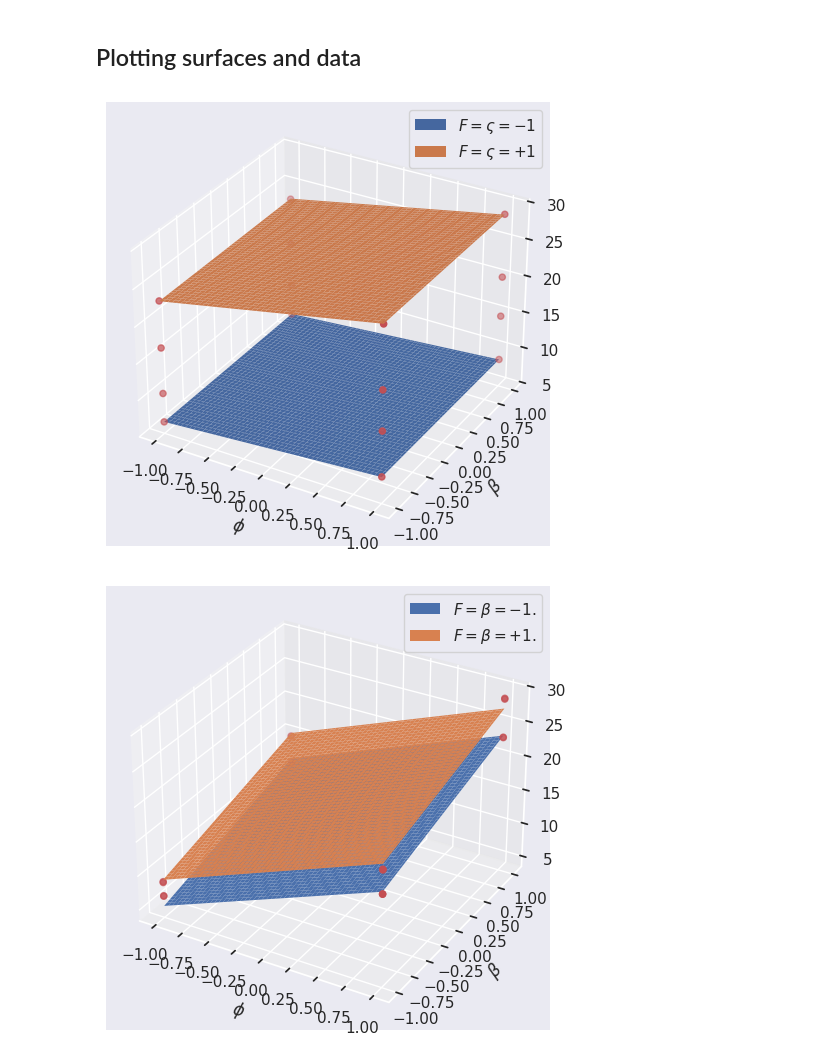
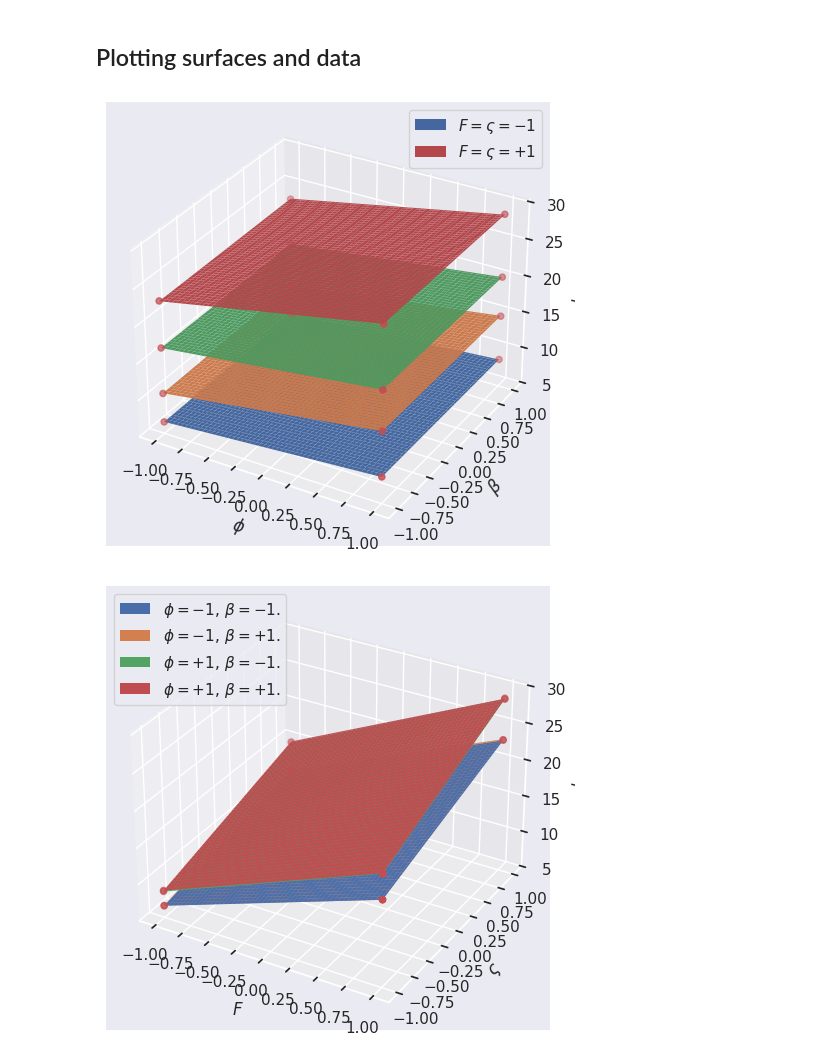
Before and after one commit to giboul/DoE_project, a Jupyter notebook: results_analysis.ipynb, the cells around one changed output. Drawn from its saved outputs; the diff is of its cells as text; code cells hidden in the pictures.

```diff
--- a/results_analysis.ipynb
+++ b/results_analysis.ipynb
@@ -188,36 +188,40 @@ def regression_main_factors(**kwargs):
 # %%
 %matplotlib inline
 #%matplotlib qt
 fig, axes = plt.subplots(subplot_kw=dict(projection="3d"), layout="tight")
 
 axes.plot_surface(x, y, regression(F=-1, c=-1)(p=x, b=y), lw=0, label=r"$F=\varsigma=-1$")
+axes.plot_surface(x, y, regression(F=-1, c=+1)(p=x, b=y), lw=0)
+axes.plot_surface(x, y, regression(F=+1, c=-1)(p=x, b=y), lw=0)
 axes.plot_surface(x, y, regression(F=+1, c=+1)(p=x, b=y), lw=0, label=r"$F=\varsigma=+1$")
 
 axes.scatter(E["p"], E["b"], R, c="r")
 axes.set_xlabel(r"$\phi$")
 axes.set_ylabel(r"$\beta$")
-axes.set_zlabel("$h$")
+axes.set_zlabel(r"$h_\mathrm{max}$")
 axes.legend()
 plt.show()
 # %% [output]
-[figure, old version]
+[figure, new version]
 # %%
 %matplotlib inline
 #%matplotlib qt
 
 fig, axes = plt.subplots(subplot_kw=dict(projection="3d"), layout="tight")
 
-axes.plot_surface(x, y, regression(p=-1, b=-1, predictor=predictor_main)(F=x, c=y), lw=0, label=r"$F=\beta=-1.$")
-axes.plot_surface(x, y, regression(p=+1, b=+1, predictor=predictor_main)(F=x, c=y), lw=0, label=r"$F=\beta=+1.$")
+axes.plot_surface(x, y, regression(p=-1, b=-1)(F=x, c=y), lw=0, label=r"$\phi=-1,\,\beta=-1.$")
+axes.plot_surface(x, y, regression(p=-1, b=+1)(F=x, c=y), lw=0, label=r"$\phi=-1,\,\beta=+1.$")
+axes.plot_surface(x, y, regression(p=+1, b=-1)(F=x, c=y), lw=0, label=r"$\phi=+1,\,\beta=-1.$")
+axes.plot_surface(x, y, regression(p=+1, b=+1)(F=x, c=y), lw=0, label=r"$\phi=+1,\,\beta=+1.$")
 
 axes.scatter(E["F"], E["c"], R, c="r")
-axes.set_xlabel(r"$\phi$")
-axes.set_ylabel(r"$\beta$")
-axes.set_zlabel("$h$")
-axes.legend(loc="upper right")
+axes.set_xlabel(r"$F$")
+axes.set_ylabel(r"$\varsigma$")
+axes.set_zlabel(r"$h_\mathrm{max}$")
+axes.legend(loc="upper left")
 plt.show()
 # %% [output]
-[figure, old version]
+[figure, new version]
 # %%
 P = regression()(**E)
 Pm = regression_main_factors()(**E)
```
Also changed, not shown: parts of 3 cells of this notebook, 2 other files.
